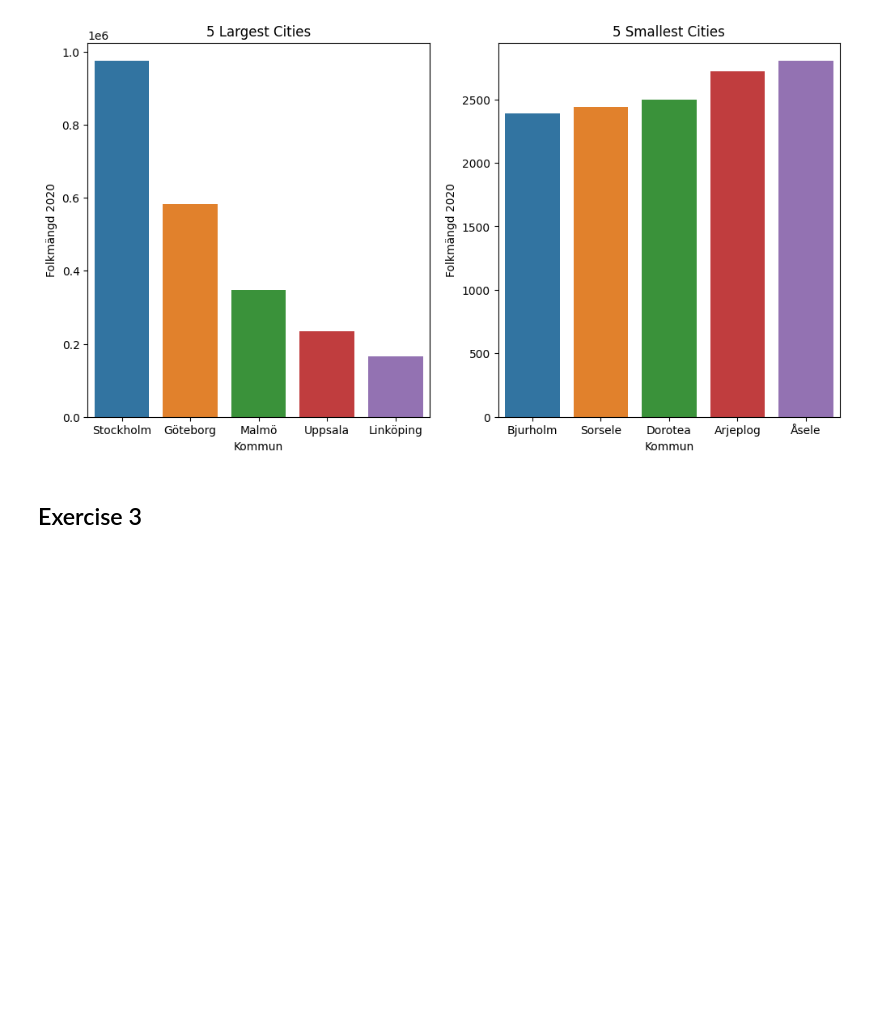
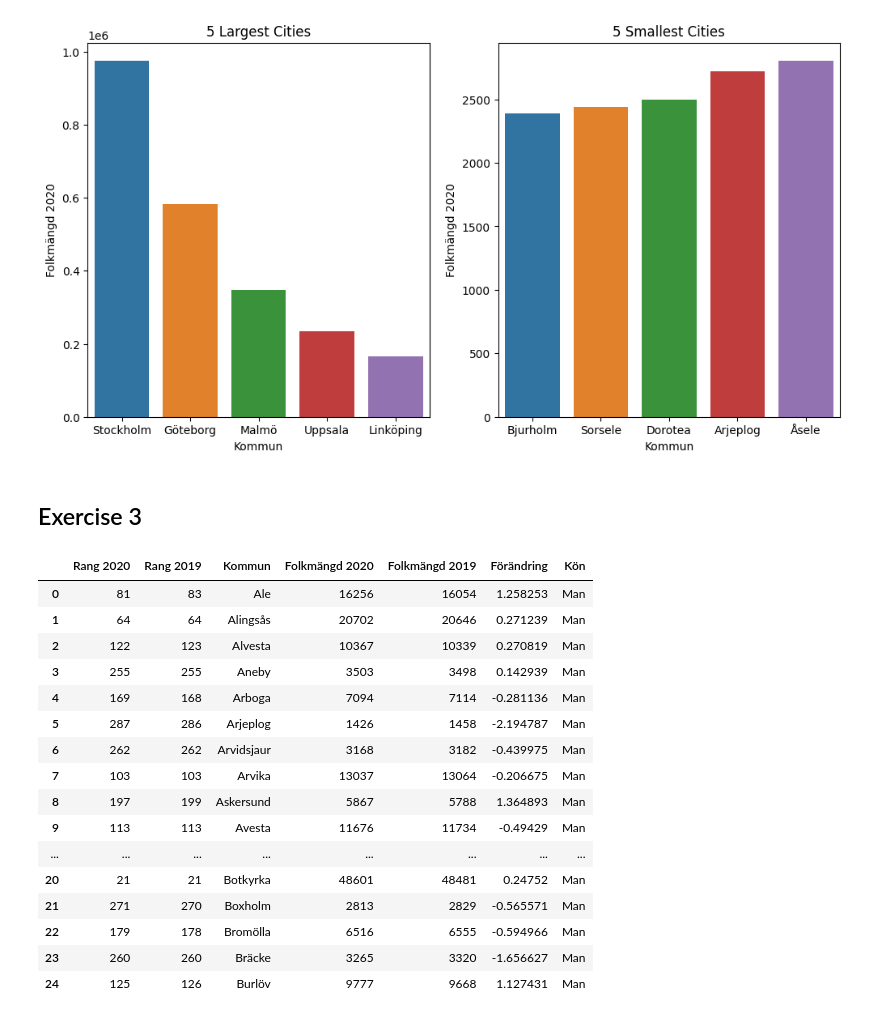
Before and after one commit to Danneftw1/Databehandling-Daniel-Nilsson, a Jupyter notebook: Exercises-Data-Behandling/Exercises-00.ipynb, the cells around one changed output. Cells and saved outputs as stored; diff of their text form; code cells hidden in the pictures; blank space fills up the shorter version.

```diff
--- a/Exercises-Data-Behandling/Exercises-00.ipynb
+++ b/Exercises-Data-Behandling/Exercises-00.ipynb
@@ -111,3 +111,56 @@ for i, (data_frame, title) in enumerate(zip(data_frames, titles)):
 [figure]
 # %% [markdown]
 ## Exercise 3
+# %%
+df_kvinnor = pd.read_excel("../Data/komtopp50_2020.xlsx", sheet_name="Kvinnor")
+df_män = pd.read_excel("../Data/komtopp50_2020.xlsx", sheet_name="Män")
+
+#
+def gender_adding(df, gender):
+
+    df.rename(columns= # renames colums using dicts
+    {"Unnamed: 0": "Rang 2020",
+    "Unnamed: 1": "Rang 2019",
+    "Unnamed: 2": "Kommun",
+    "Unnamed: 3": "Folkmängd 2020",
+    "Unnamed: 4": "Folkmängd 2019",
+    "Unnamed: 5": "Förändring"},
+    inplace=True)
+
+    # om du skapar en variabel behöver du inte ha med 'inplace=True'!!!!
+    df.drop(df.index[0:6], inplace=True) # tar bort första raderna
+    df.reset_index(drop = True, inplace = True) # resettar indexen så det börjar på 0, inte 6
+    # inplace = true has to be if you dont want to create new variable
+
+    df["Rang 2019"] = df["Rang 2019"].astype(int) # konverterar alla rader till int istället för float
+    df["Folkmängd 2019"] = df["Folkmängd 2019"].astype(int) # samma som ovan
+
+    if gender == None:
+        pass
+    else:
+        # kolumn-nr, vad det ska stå som titel, vad det ska stå på varje rad i kolumnen
+        df.insert(6, "Kön", gender) # Insert column into DataFrame at specified location.
+    return df
+
+df_women =gender_adding(df_kvinnor, "Kvinna")
+df_men = gender_adding(df_män, "Man")
+
+df_men.head(25)
+# %% [output]
+|  | Rang 2020 | Rang 2019 | Kommun | Folkmängd 2020 | Folkmängd 2019 | Förändring | Kön |
+| 0 | 81 | 83 | Ale | 16256 | 16054 | 1.258253 | Man |
+| 1 | 64 | 64 | Alingsås | 20702 | 20646 | 0.271239 | Man |
+| 2 | 122 | 123 | Alvesta | 10367 | 10339 | 0.270819 | Man |
+| 3 | 255 | 255 | Aneby | 3503 | 3498 | 0.142939 | Man |
+| 4 | 169 | 168 | Arboga | 7094 | 7114 | -0.281136 | Man |
+| 5 | 287 | 286 | Arjeplog | 1426 | 1458 | -2.194787 | Man |
+| 6 | 262 | 262 | Arvidsjaur | 3168 | 3182 | -0.439975 | Man |
+| 7 | 103 | 103 | Arvika | 13037 | 13064 | -0.206675 | Man |
+| 8 | 197 | 199 | Askersund | 5867 | 5788 | 1.364893 | Man |
+| 9 | 113 | 113 | Avesta | 11676 | 11734 | -0.49429 | Man |
+| ... | ... | ... | ... | ... | ... | ... | ... |
+| 20 | 21 | 21 | Botkyrka | 48601 | 48481 | 0.24752 | Man |
+| 21 | 271 | 270 | Boxholm | 2813 | 2829 | -0.565571 | Man |
+| 22 | 179 | 178 | Bromölla | 6516 | 6555 | -0.594966 | Man |
+| 23 | 260 | 260 | Bräcke | 3265 | 3320 | -1.656627 | Man |
+| 24 | 125 | 126 | Burlöv | 9777 | 9668 | 1.127431 | Man |
```
Also changed, not shown: parts of 2 cells of this notebook, 1 other file.
